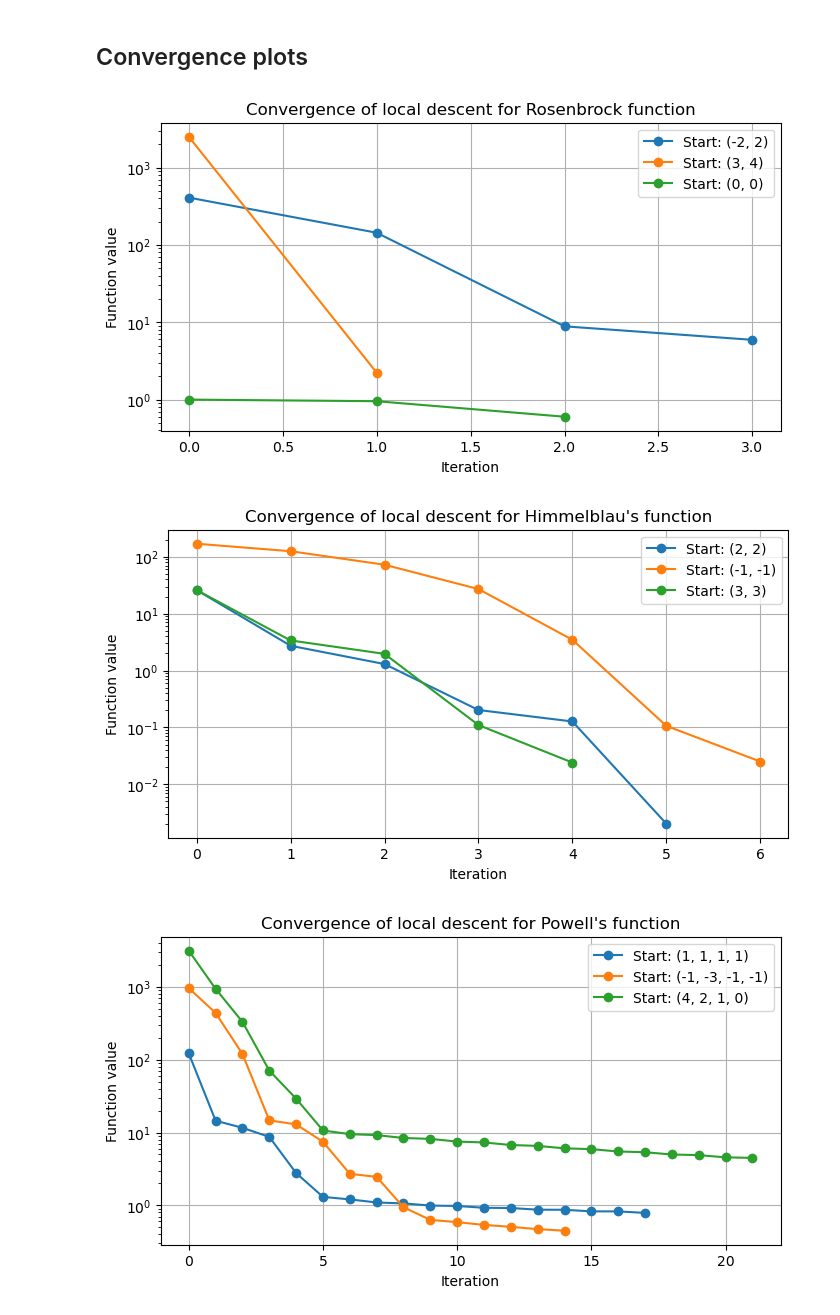
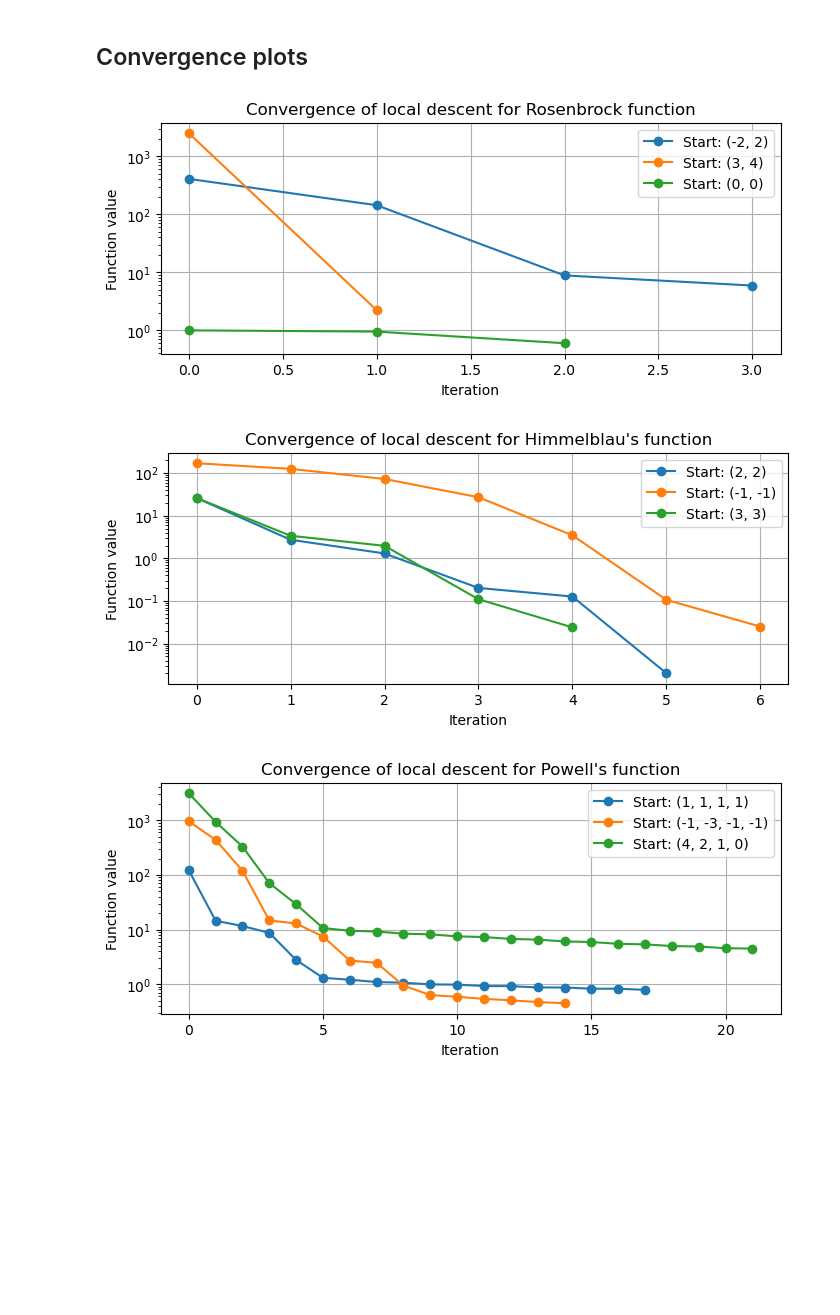
Before and after one commit to Astromatthe/AA222Project1, a Jupyter notebook: run_plotting.ipynb, the cells around one changed output. Drawn from its saved outputs; the diff is of its cells as text; code cells hidden in the pictures; blank space fills up the shorter version.

```diff
--- a/run_plotting.ipynb
+++ b/run_plotting.ipynb
@@ -71,28 +71,28 @@ plt.show()
 # %%
 # convergence plot for every run
 # for every problem
 title_map = {
     "Simple1": "Rosenbrock function",
     "Simple2": "Himmelblau's function",
     "Simple3": "Powell's function",
 }
 for p_name in [Simple1, Simple2, Simple3]:
-    plt.figure(figsize=(8, 4))
+    plt.figure(figsize=(8, 3))
     for key, history in hists.items():
         if key[0] == p_name.__name__:
             p = p_name()
             hist_single = [p.f(x) for x in history]
             plt.plot(hist_single, marker="o", label=f"Start: {key[1]}")
 
     plt.title(f"Convergence of local descent for {title_map.get(p_name.__name__, p_name.__name__)}")
     plt.xlabel("Iteration")
     plt.ylabel("Function value")
     plt.yscale("log")
     plt.legend()
     plt.grid()
     plt.savefig(f"figs/{p_name.__name__}_local_descent_convergence.pdf", dpi=300, bbox_inches="tight")
     plt.show()
 # %% [output]
-[figure, old version]
+[figure, new version]
-[figure, old version]
+[figure, new version]
-[figure, old version]
+[figure, new version]
```
Also changed, not shown: 6 other files.
